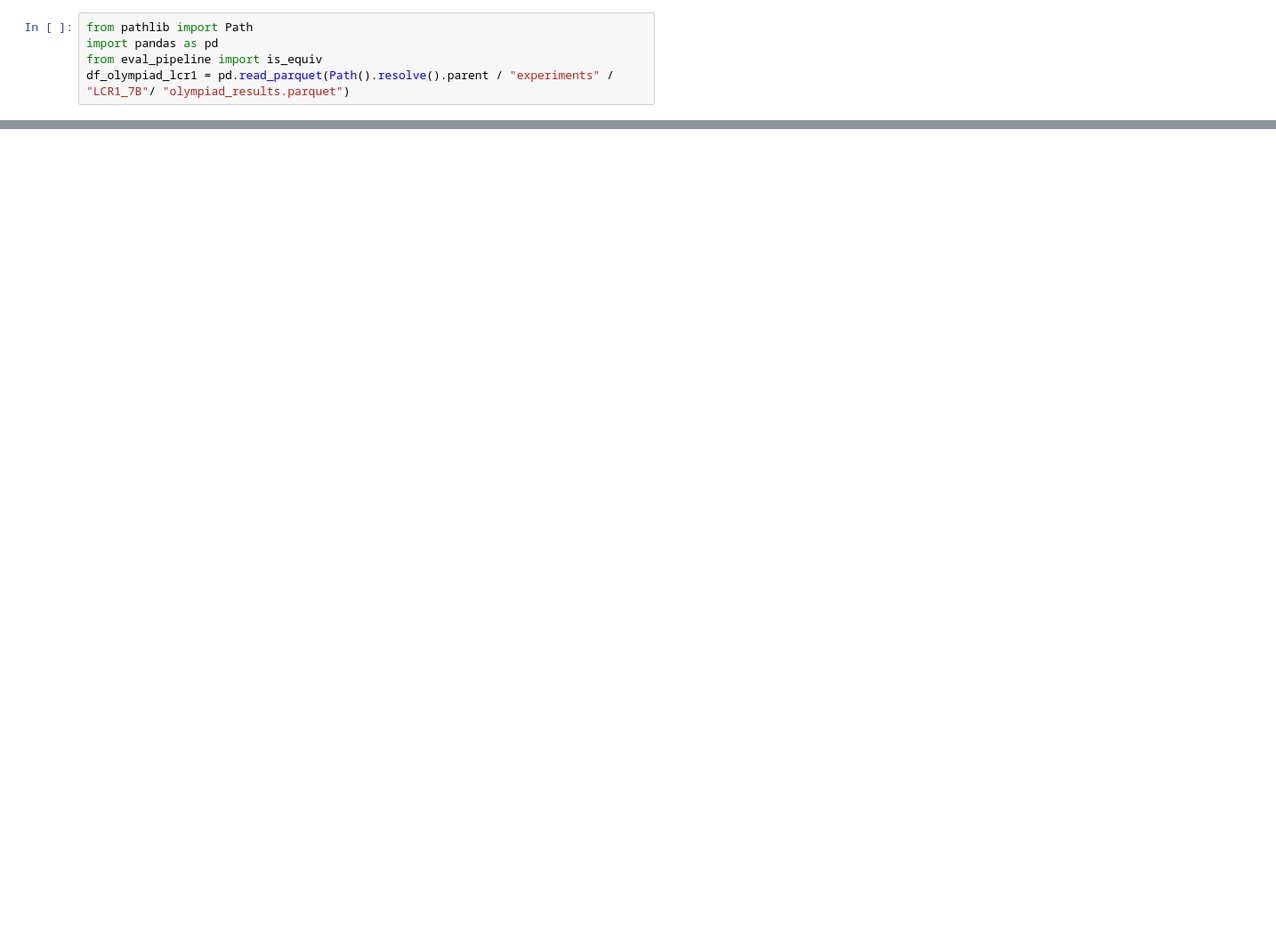
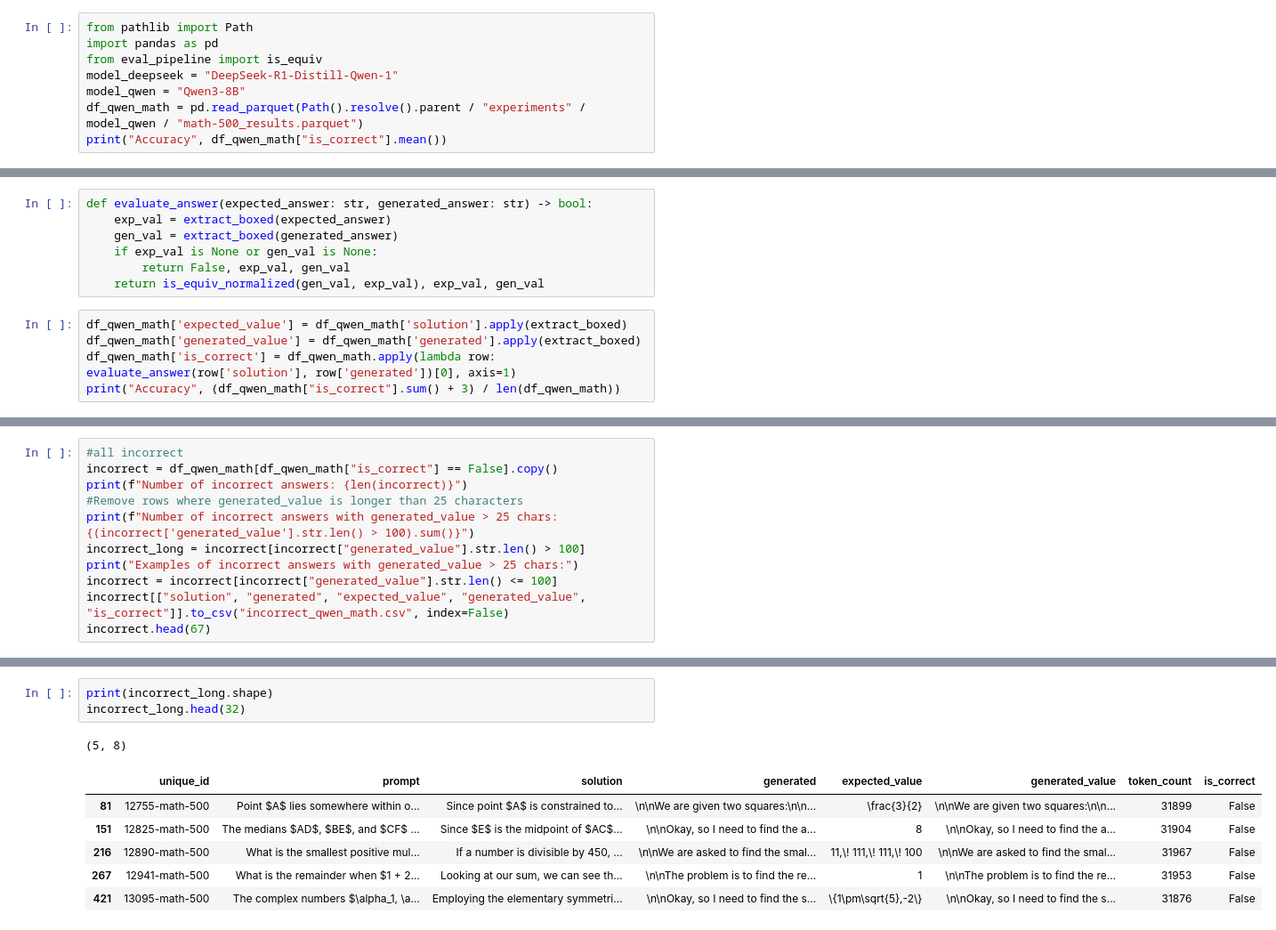
Before and after one commit to SebastianJitaru29/llm-think-too-much, a Jupyter notebook: evaluation/results_analysis.ipynb, the cells around one changed output, grey strips where cells are left out. Shown at 89% size. Cells and saved outputs as stored; diff of their text form; blank space fills up the shorter version.

```diff
--- a/evaluation/results_analysis.ipynb
+++ b/evaluation/results_analysis.ipynb
@@ -138,4 +52,7 @@ Total wrong answers: 2199
 from pathlib import Path
 import pandas as pd
 from eval_pipeline import is_equiv
-df_olympiad_lcr1 = pd.read_parquet(Path().resolve().parent / "experiments" / "LCR1_7B"/ "olympiad_results.parquet")
+model_deepseek = "DeepSeek-R1-Distill-Qwen-1"
+model_qwen = "Qwen3-8B"
+df_qwen_math = pd.read_parquet(Path().resolve().parent / "experiments" / model_qwen / "math-500_results.parquet")
+print("Accuracy", df_qwen_math["is_correct"].mean())
@@ -225,0 +328,12 @@ np.float64(0.023809523809523808)
+# %%
+def evaluate_answer(expected_answer: str, generated_answer: str) -> bool:
+    exp_val = extract_boxed(expected_answer)
+    gen_val = extract_boxed(generated_answer)
+    if exp_val is None or gen_val is None:
+        return False, exp_val, gen_val
+    return is_equiv_normalized(gen_val, exp_val), exp_val, gen_val
+# %%
+df_qwen_math['expected_value'] = df_qwen_math['solution'].apply(extract_boxed)
+df_qwen_math['generated_value'] = df_qwen_math['generated'].apply(extract_boxed)
+df_qwen_math['is_correct'] = df_qwen_math.apply(lambda row: evaluate_answer(row['solution'], row['generated'])[0], axis=1)
+print("Accuracy", (df_qwen_math["is_correct"].sum() + 3) / len(df_qwen_math))
@@ -225,0 +342,11 @@ np.float64(0.023809523809523808)
+# %%
+#all incorrect
+incorrect = df_qwen_math[df_qwen_math["is_correct"] == False].copy()
+print(f"Number of incorrect answers: {len(incorrect)}")
+#Remove rows where generated_value is longer than 25 characters
+print(f"Number of incorrect answers with generated_value > 25 chars: {(incorrect['generated_value'].str.len() > 100).sum()}")
+incorrect_long = incorrect[incorrect["generated_value"].str.len() > 100]
+print("Examples of incorrect answers with generated_value > 25 chars:")
+incorrect = incorrect[incorrect["generated_value"].str.len() <= 100]
+incorrect[["solution", "generated", "expected_value", "generated_value", "is_correct"]].to_csv("incorrect_qwen_math.csv", index=False)
+incorrect.head(67)
@@ -225,0 +374,11 @@ np.float64(0.023809523809523808)
+# %%
+print(incorrect_long.shape)
+incorrect_long.head(32)
+# %% [output]
+(5, 8)
+|  | unique_id | prompt | solution | generated | expected_value | generated_value | token_count | is_correct |
+| 81 | 12755-math-500 | Point $A$ lies somewhere within o... | Since point $A$ is constrained to... | \n\nWe are given two squares:\n\n... | \frac{3}{2} | \n\nWe are given two squares:\n\n... | 31899 | False |
+| 151 | 12825-math-500 | The medians $AD$, $BE$, and $CF$ ... | Since $E$ is the midpoint of $AC$... | \n\nOkay, so I need to find the a... | 8 | \n\nOkay, so I need to find the a... | 31904 | False |
+| 216 | 12890-math-500 | What is the smallest positive mul... | If a number is divisible by 450, ... | \n\nWe are asked to find the smal... | 11,\! 111,\! 111,\! 100 | \n\nWe are asked to find the smal... | 31967 | False |
+| 267 | 12941-math-500 | What is the remainder when $1 + 2... | Looking at our sum, we can see th... | \n\nThe problem is to find the re... | 1 | \n\nThe problem is to find the re... | 31953 | False |
+| 421 | 13095-math-500 | The complex numbers $\alpha_1, \a... | Employing the elementary symmetri... | \n\nOkay, so I need to find the s... | \{1\pm\sqrt{5},-2\} | \n\nOkay, so I need to find the s... | 31876 | False |
```
Also changed, not shown: parts of 15 cells of this notebook, 2 other files.
